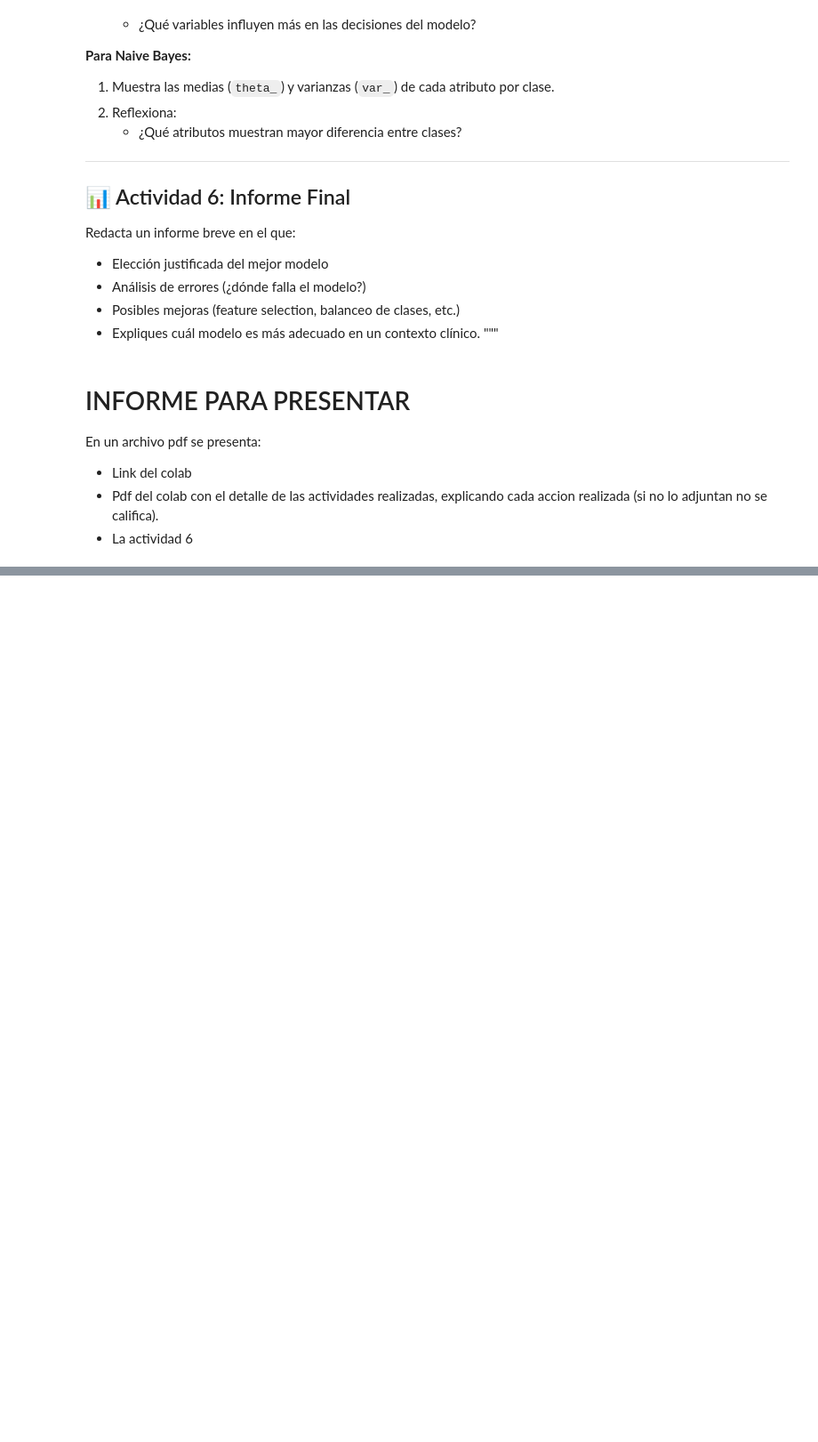
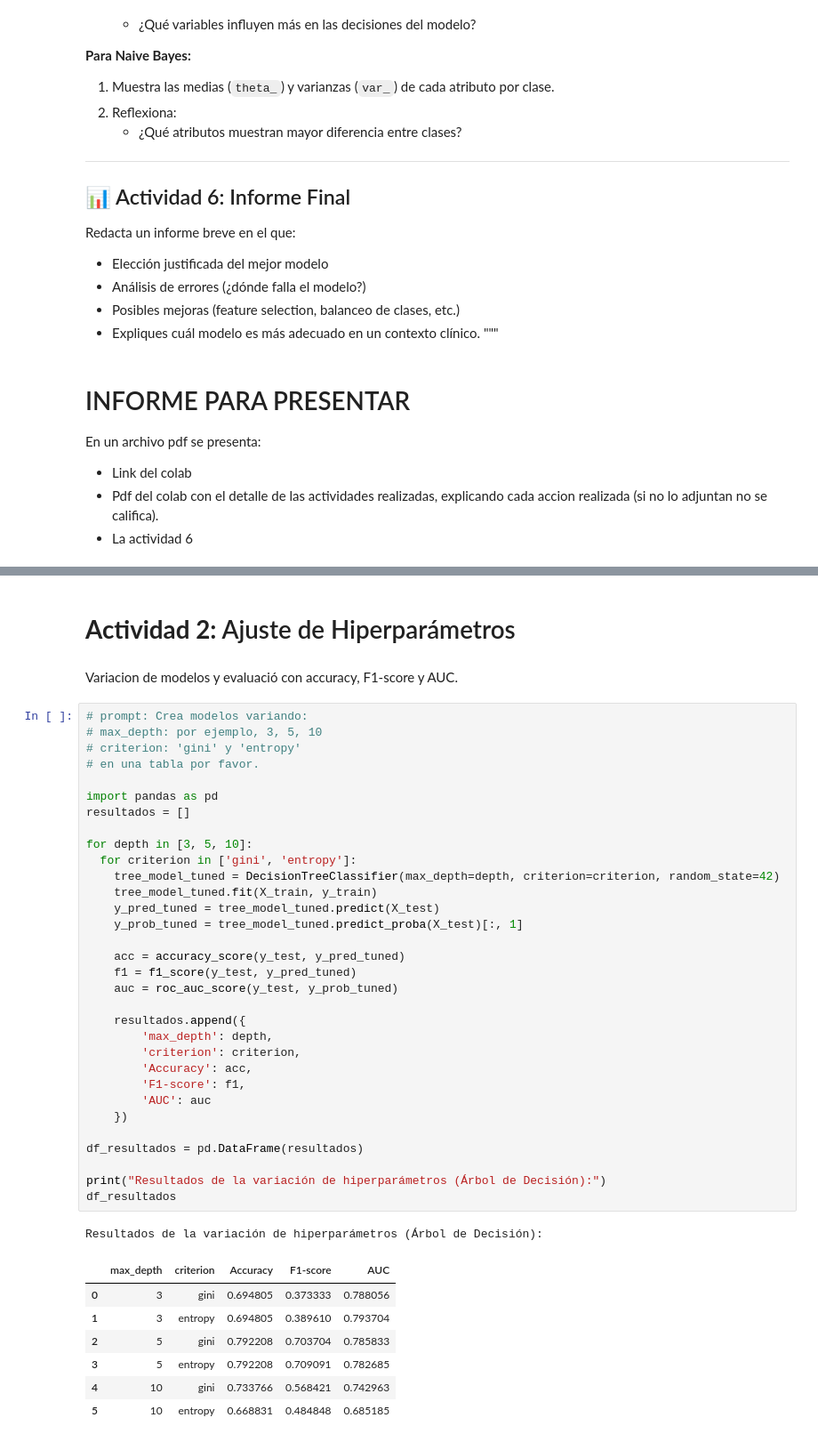
Before and after one commit to YoverOlivaresUNC/AILabs-Lab05, a Jupyter notebook: Lab05_LR.ipynb, the cells around one changed output, grey strips where cells are left out. Shown at 89% size. Drawn from its saved outputs; the diff is of its cells as text; blank space fills up the shorter version.

```diff
--- a/Lab05_LR.ipynb
+++ b/Lab05_LR.ipynb
@@ -553,0 +631,45 @@ En un archivo pdf se presenta:
+# %% [markdown]
+# **Actividad 2:** Ajuste de Hiperparámetros
+# %% [markdown]
+Variacion de modelos y evaluació con accuracy, F1-score y AUC.
+# %%
+# prompt: Crea modelos variando:
+# max_depth: por ejemplo, 3, 5, 10
+# criterion: 'gini' y 'entropy'
+# en una tabla por favor.
+
+import pandas as pd
+resultados = []
+
+for depth in [3, 5, 10]:
+  for criterion in ['gini', 'entropy']:
+    tree_model_tuned = DecisionTreeClassifier(max_depth=depth, criterion=criterion, random_state=42)
+    tree_model_tuned.fit(X_train, y_train)
+    y_pred_tuned = tree_model_tuned.predict(X_test)
+    y_prob_tuned = tree_model_tuned.predict_proba(X_test)[:, 1]
+
+    acc = accuracy_score(y_test, y_pred_tuned)
+    f1 = f1_score(y_test, y_pred_tuned)
+    auc = roc_auc_score(y_test, y_prob_tuned)
+
+    resultados.append({
+        'max_depth': depth,
+        'criterion': criterion,
+        'Accuracy': acc,
+        'F1-score': f1,
+        'AUC': auc
+    })
+
+df_resultados = pd.DataFrame(resultados)
+
+print("Resultados de la variación de hiperparámetros (Árbol de Decisión):")
+df_resultados
+# %% [output]
+Resultados de la variación de hiperparámetros (Árbol de Decisión):
+|  | max_depth | criterion | Accuracy | F1-score | AUC |
+| 0 | 3 | gini | 0.694805 | 0.373333 | 0.788056 |
+| 1 | 3 | entropy | 0.694805 | 0.389610 | 0.793704 |
+| 2 | 5 | gini | 0.792208 | 0.703704 | 0.785833 |
+| 3 | 5 | entropy | 0.792208 | 0.709091 | 0.782685 |
+| 4 | 10 | gini | 0.733766 | 0.568421 | 0.742963 |
+| 5 | 10 | entropy | 0.668831 | 0.484848 | 0.685185 |
```
Also changed, not shown: parts of 7 cells of this notebook.
